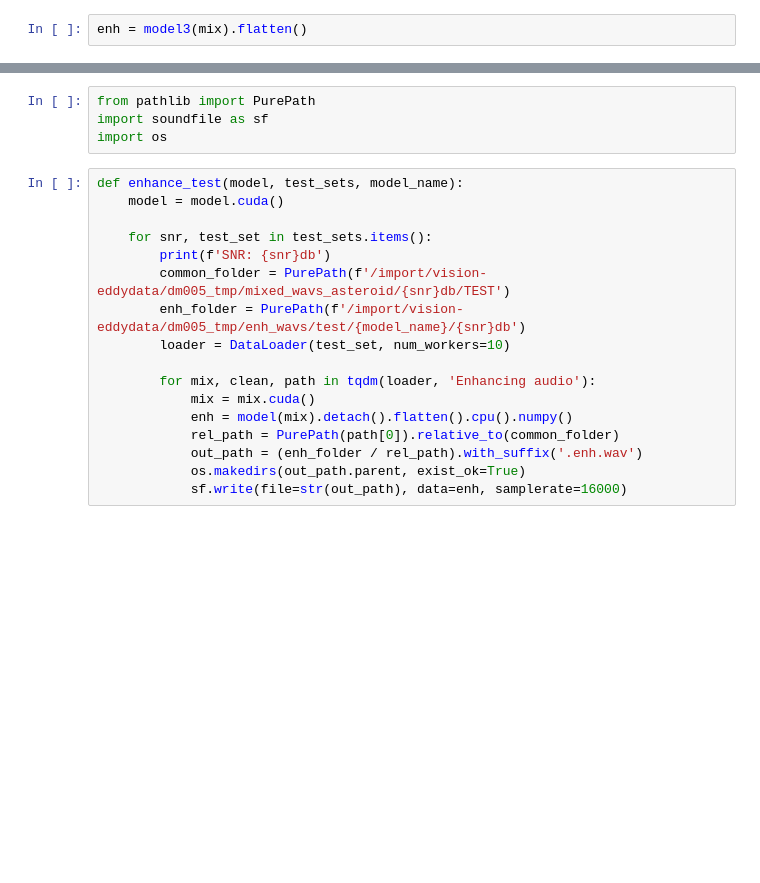
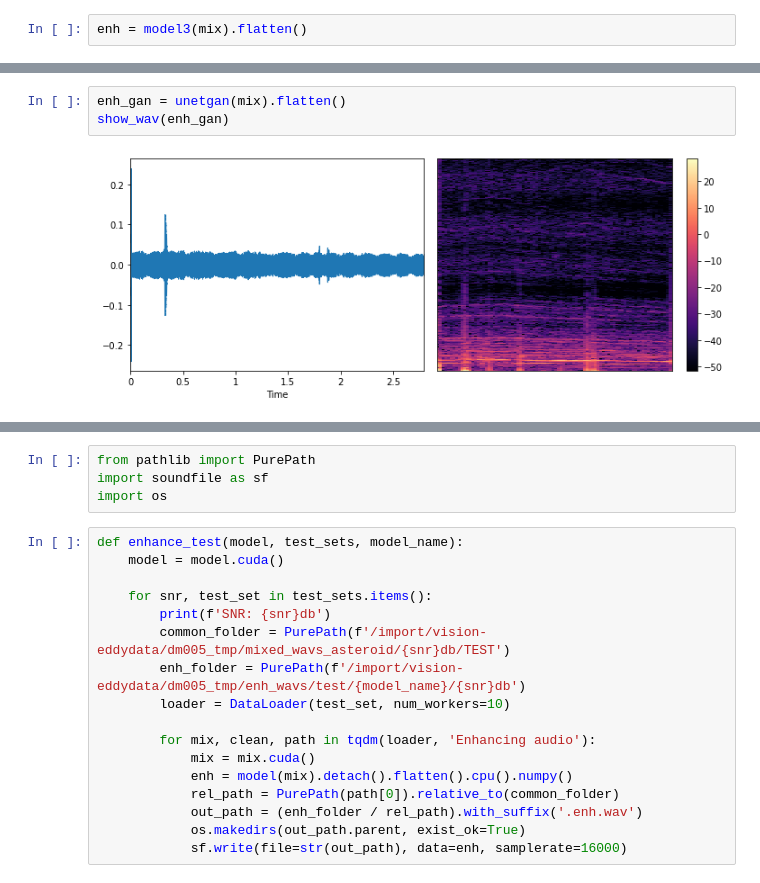
Before and after one commit to flyingleafe/asteroid, a Jupyter notebook: notebooks/evaluation.ipynb, the cells around one changed output, grey strips where cells are left out. Cells and saved outputs as stored; diff of their text form; blank space fills up the shorter version.

```diff
--- a/notebooks/evaluation.ipynb
+++ b/notebooks/evaluation.ipynb
@@ -84,0 +97,5 @@ show_wav(enh)
+# %%
+enh_gan = unetgan(mix).flatten()
+show_wav(enh_gan)
+# %% [output]
+[figure, added]
```
Also changed, not shown: parts of 15 cells of this notebook, 4 other files.
